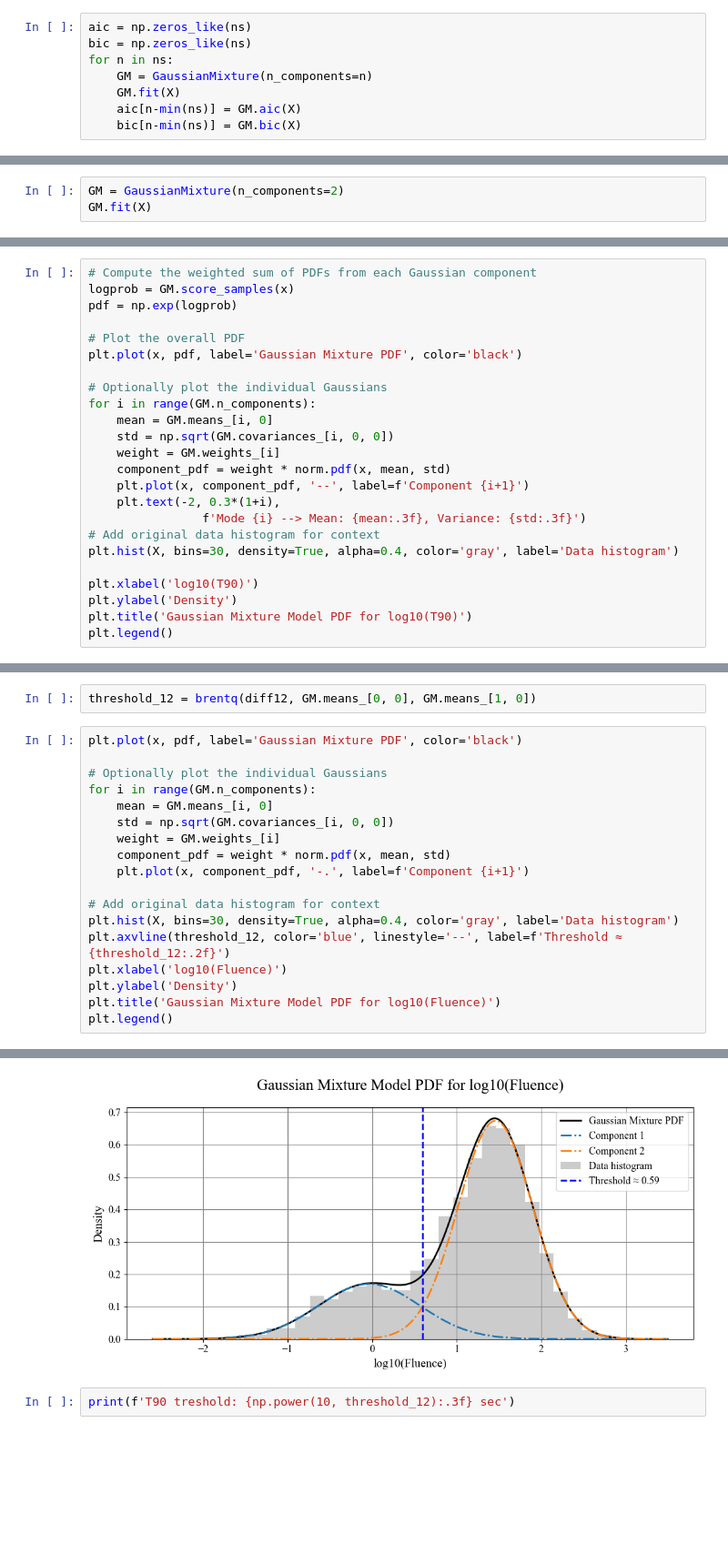
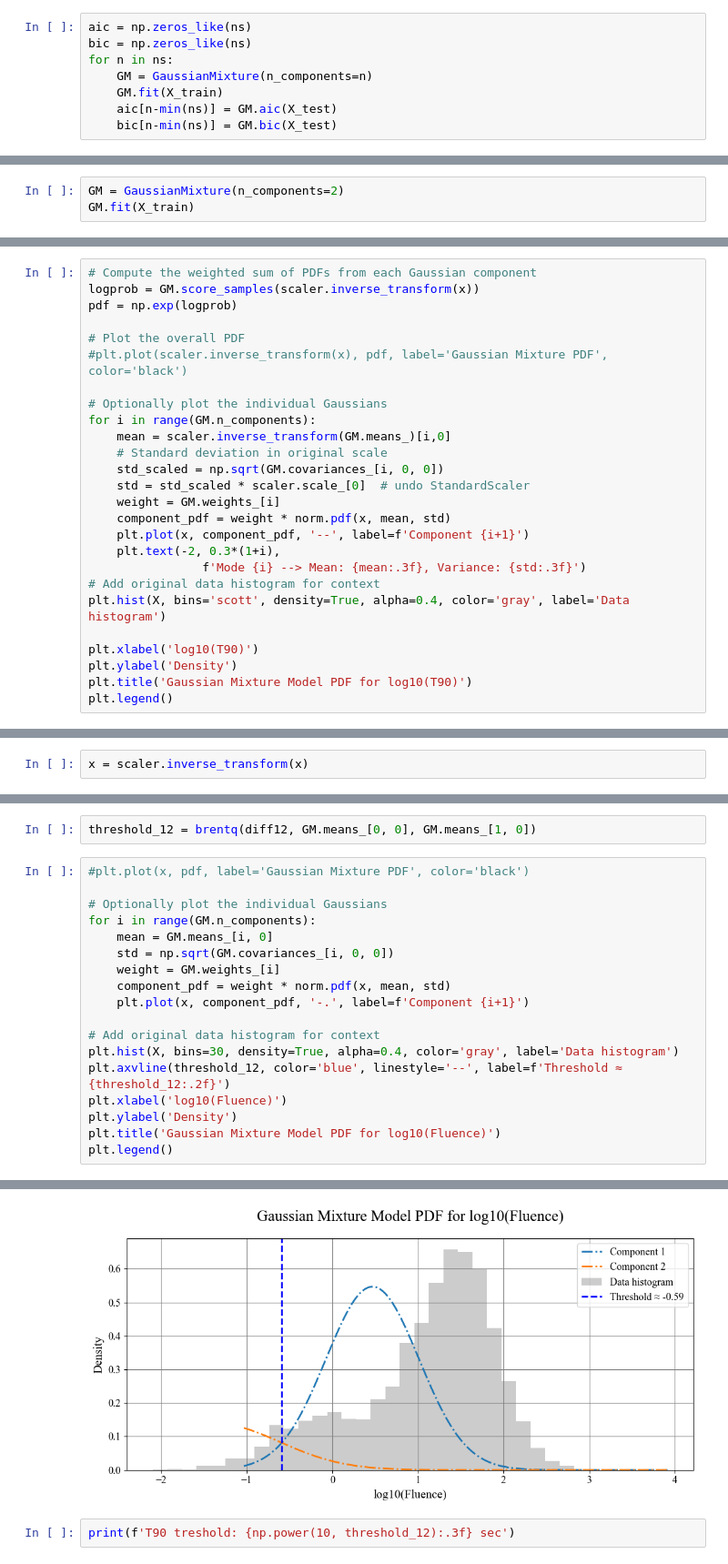
Before and after one commit to Richardforphys/AstroStatistics, a Jupyter notebook: AML/Notebooks/AstroStatistics/ML/GammaRayBursts/T90.ipynb, the cells around one changed output, grey strips where cells are left out. Shown at 91% size. Saved outputs shown, nothing was run; the diff lists cells and outputs as text; blank space fills up the shorter version.

```diff
--- a/AML/Notebooks/AstroStatistics/ML/GammaRayBursts/T90.ipynb
+++ b/AML/Notebooks/AstroStatistics/ML/GammaRayBursts/T90.ipynb
@@ -97,9 +105,9 @@ aic = np.zeros_like(ns)
 bic = np.zeros_like(ns)
 for n in ns:
     GM = GaussianMixture(n_components=n)
-    GM.fit(X)
-    aic[n-min(ns)] = GM.aic(X)
-    bic[n-min(ns)] = GM.bic(X)
+    GM.fit(X_train)
+    aic[n-min(ns)] = GM.aic(X_test)
+    bic[n-min(ns)] = GM.bic(X_test)
 # %%
 plt.plot(ns, aic, marker='o', color='blue', linewidth=2, label='AIC')
 plt.plot(ns, bic, marker='o', color='red', linewidth=2, label='BIC')
@@ -112,6 +120,6 @@ Text(0.5, 1.0, 'Score vs components number')
 # %%
 GM = GaussianMixture(n_components=2)
-GM.fit(X)
+GM.fit(X_train)
 # %% [output]
 GaussianMixture(n_components=2)
 # %%
@@ -120,23 +128,25 @@ x = np.linspace(X.min() - 0.5, X.max() + 0.5, 1000).reshape(-1, 1)
 from scipy.stats import norm
 # %%
 # Compute the weighted sum of PDFs from each Gaussian component
-logprob = GM.score_samples(x)
+logprob = GM.score_samples(scaler.inverse_transform(x))
 pdf = np.exp(logprob)
 
 # Plot the overall PDF
-plt.plot(x, pdf, label='Gaussian Mixture PDF', color='black')
+#plt.plot(scaler.inverse_transform(x), pdf, label='Gaussian Mixture PDF', color='black')
 
 # Optionally plot the individual Gaussians
 for i in range(GM.n_components):
-    mean = GM.means_[i, 0]
-    std = np.sqrt(GM.covariances_[i, 0, 0])
+    mean = scaler.inverse_transform(GM.means_)[i,0]
+    # Standard deviation in original scale
+    std_scaled = np.sqrt(GM.covariances_[i, 0, 0])
+    std = std_scaled * scaler.scale_[0]  # undo StandardScaler
     weight = GM.weights_[i]
     component_pdf = weight * norm.pdf(x, mean, std)
     plt.plot(x, component_pdf, '--', label=f'Component {i+1}')
     plt.text(-2, 0.3*(1+i),
                 f'Mode {i} --> Mean: {mean:.3f}, Variance: {std:.3f}')
 # Add original data histogram for context
-plt.hist(X, bins=30, density=True, alpha=0.4, color='gray', label='Data histogram')
+plt.hist(X, bins='scott', density=True, alpha=0.4, color='gray', label='Data histogram')
 
 plt.xlabel('log10(T90)')
 plt.ylabel('Density')
@@ -154,5 +164,7 @@ Long  GRBs T90 centroid: 28.631 +/- 12.624 seconds
 # %%
 from scipy.optimize import brentq
+# %%
+x = scaler.inverse_transform(x)
 # %%
 pdf1 = lambda x: GM.weights_[0] * norm.pdf(x, GM.means_[0, 0], np.sqrt(GM.covariances_[0, 0, 0]))
 pdf2 = lambda x: GM.weights_[1] * norm.pdf(x, GM.means_[1, 0], np.sqrt(GM.covariances_[1, 0, 0]))
@@ -161,26 +173,26 @@ diff12 = lambda x: pdf1(x) - pdf2(x)
 # %%
 threshold_12 = brentq(diff12, GM.means_[0, 0], GM.means_[1, 0])
 # %%
-plt.plot(x, pdf, label='Gaussian Mixture PDF', color='black')
+#plt.plot(x, pdf, label='Gaussian Mixture PDF', color='black')
 
 # Optionally plot the individual Gaussians
 for i in range(GM.n_components):
     mean = GM.means_[i, 0]
     std = np.sqrt(GM.covariances_[i, 0, 0])
     weight = GM.weights_[i]
     component_pdf = weight * norm.pdf(x, mean, std)
     plt.plot(x, component_pdf, '-.', label=f'Component {i+1}')
 
 # Add original data histogram for context
 plt.hist(X, bins=30, density=True, alpha=0.4, color='gray', label='Data histogram')
 plt.axvline(threshold_12, color='blue', linestyle='--', label=f'Threshold ≈ {threshold_12:.2f}')
 plt.xlabel('log10(Fluence)')
 plt.ylabel('Density')
 plt.title('Gaussian Mixture Model PDF for log10(Fluence)')
 plt.legend()
 # %% [output]
 <matplotlib.legend.Legend at 0x...>
-[figure, old version]
+[figure, new version]
 # %%
 print(f'T90 treshold: {np.power(10, threshold_12):.3f} sec')
 # %% [output]
```
Also changed, not shown: parts of 10 cells of this notebook, 7 other files.
